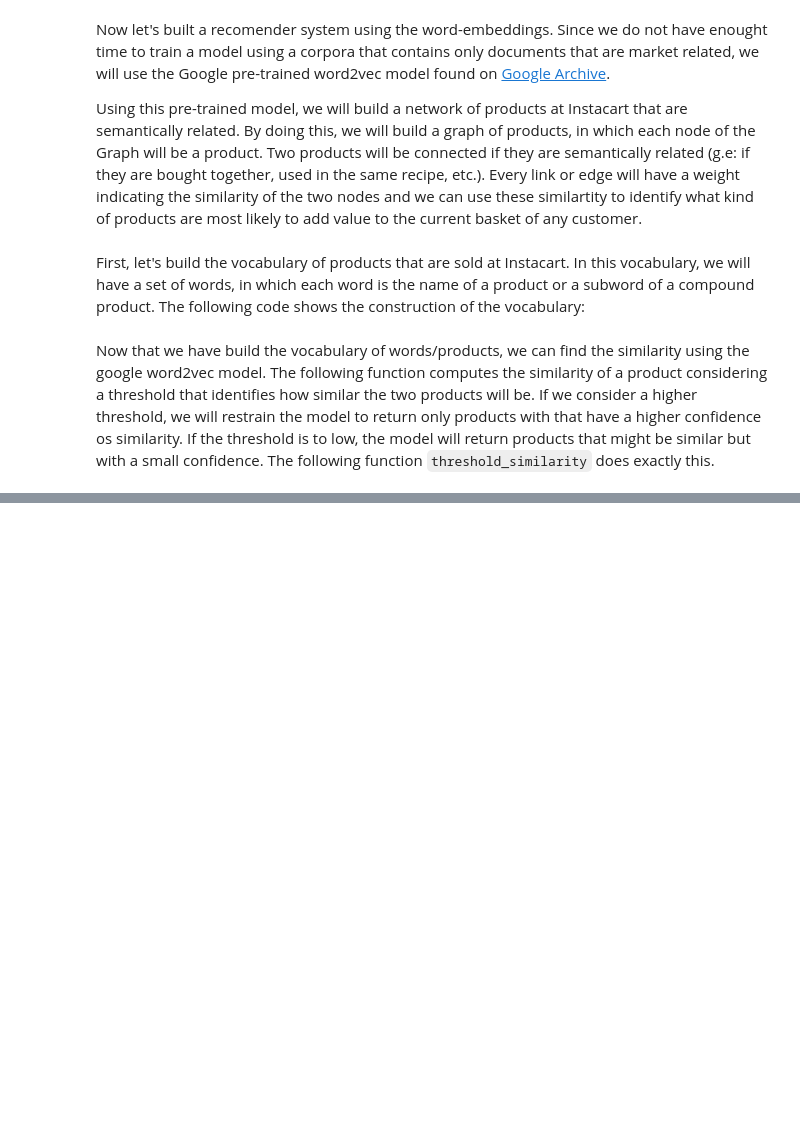
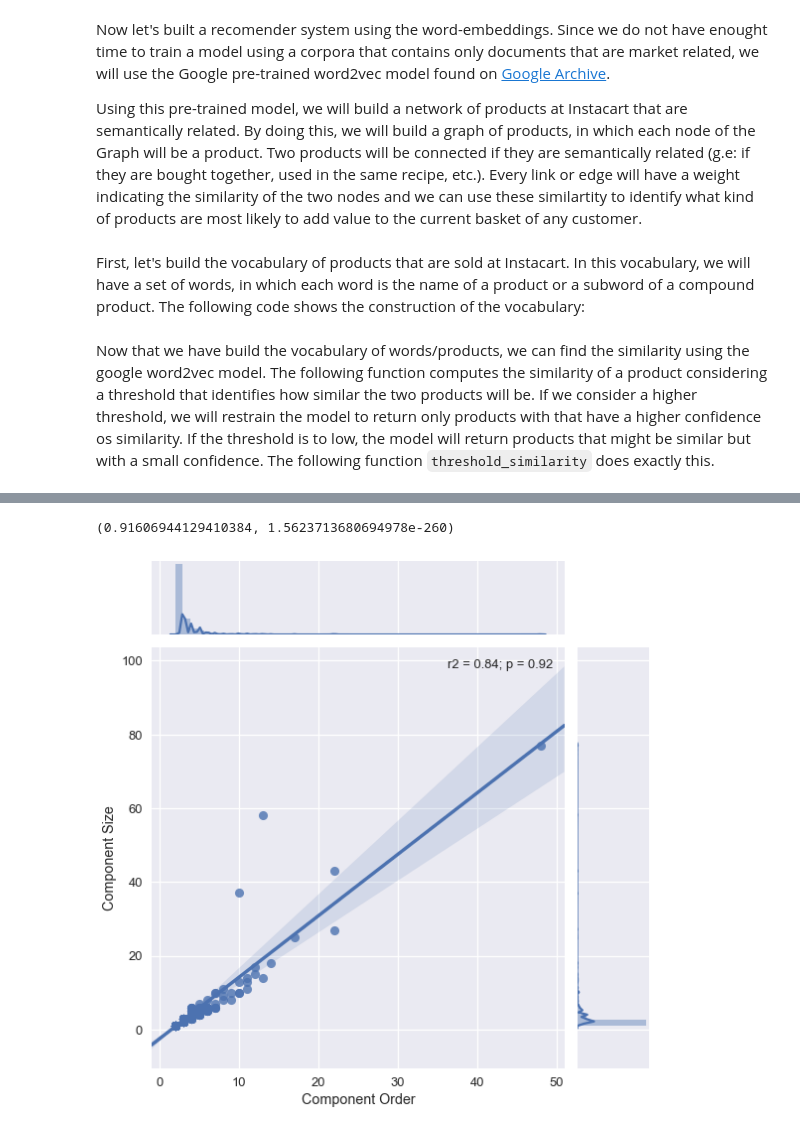
Before and after one commit to clebsonc/DataScienceDCC, a Jupyter notebook: InstaCart/Instacark Market Basket Analysis.ipynb, the cells around one changed output, grey strips where cells are left out. Drawn from its saved outputs; the diff is of its cells as text; code cells hidden in the pictures; blank space fills up the shorter version.

```diff
--- a/InstaCart/Instacark Market Basket Analysis.ipynb
+++ b/InstaCart/Instacark Market Basket Analysis.ipynb
@@ -755,0 +824,3 @@ As we can see above, the function returns the ranked list of products that are c
+# %%
+components = list(nx.connected_component_subgraphs(graph))
+big_components = [idx for idx in range(len(components)) if components[idx].order() > 10]
@@ -755,0 +846,20 @@ As we can see above, the function returns the ranked list of products that are c
+# %%
+df_components = pd.DataFrame({"QtNodes":[value.order() for value in components[1:]],
+                              "SizeComponent":[value.size() for value in components[1:]]})
+# %%
+a = df_components.query("SizeComponent < 30000")
+# %%
+stats.pearsonr(a['QtNodes'], a['SizeComponent'])
+# %% [output]
+(0.91606944129410384, 1.5623713680694978e-260)
+# %%
+def R2(x, y):
+    p = stats.pearsonr(x, y)
+    return (p[0]**2, p[0])
+
+sns.jointplot("QtNodes", "SizeComponent", a, kind="reg", stat_func=(r2), size=8)
+plt.xlabel("Component Order")
+plt.ylabel("Component Size")
+plt.tight_layout()
+# %% [output]
+[figure, added]
```
Also changed, not shown: parts of 41 cells of this notebook, 1 other file.
